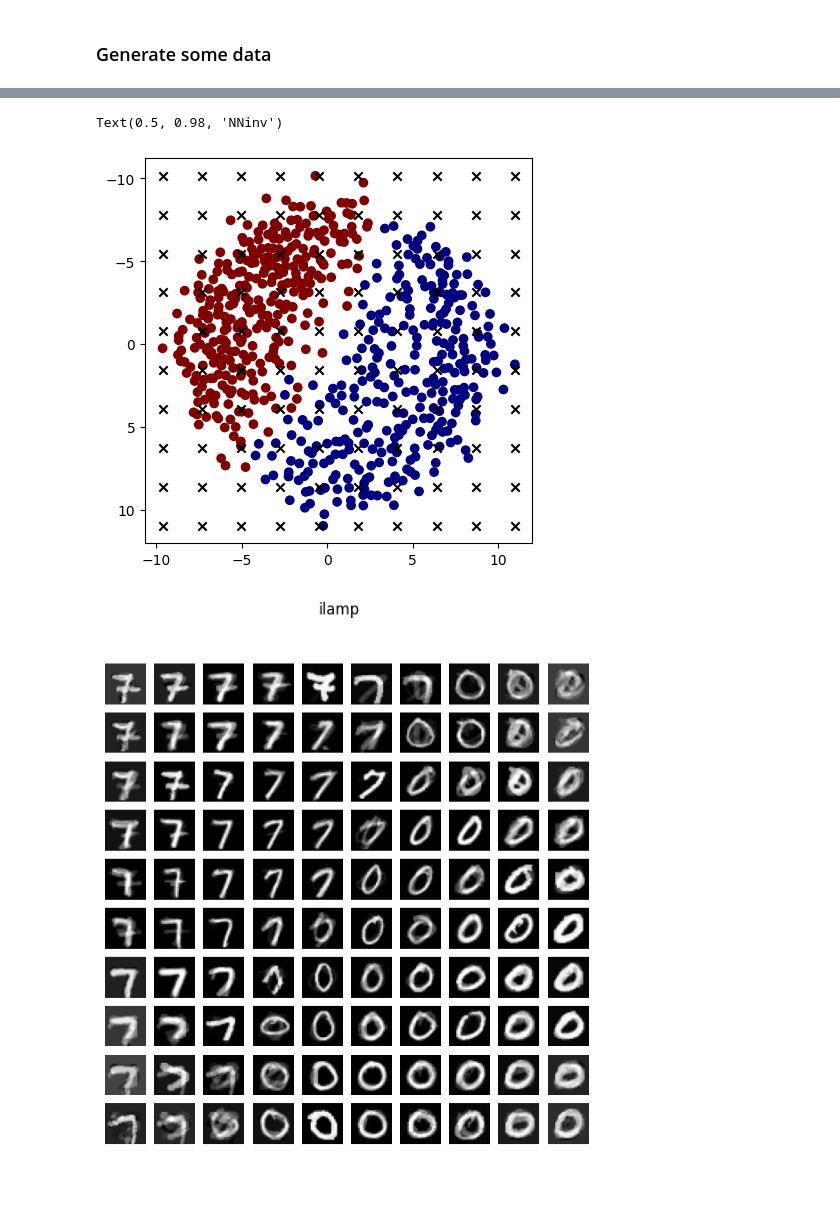
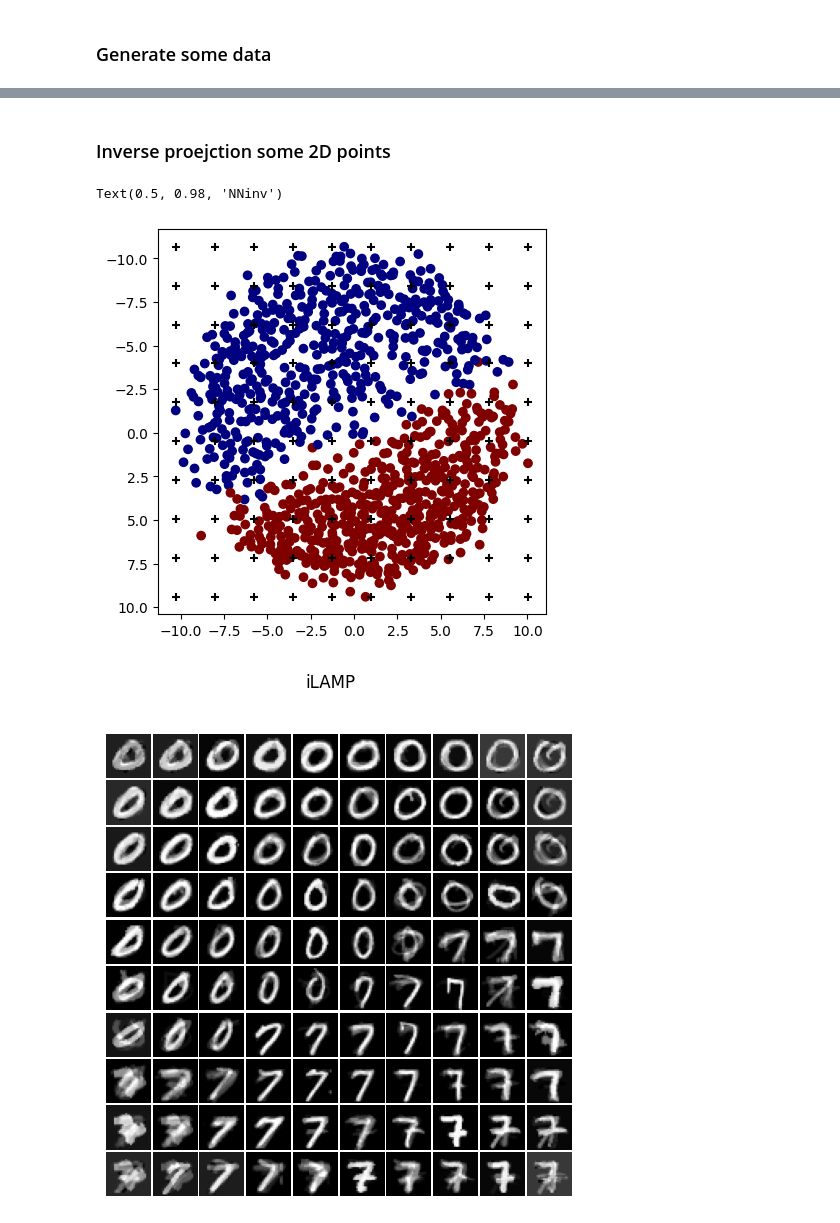
Before and after one commit to wuyuyu1024/InverseProjections, a Jupyter notebook: demo.ipynb, the cells around one changed output, grey strips where cells are left out. Saved outputs shown, nothing was run; the diff lists cells and outputs as text; code cells hidden in the pictures; blank space fills up the shorter version.

```diff
--- a/demo.ipynb
+++ b/demo.ipynb
@@ -31,7 +31,7 @@ X, y = fetch_openml('mnist_784', version=1, return_X_y=True)
 X = X.astype('float32')/255.0
 y = y.astype('int64')
 
-X, _, y, _ = train_test_split(X, y, train_size=3000, random_state=42)
+X, _, y, _ = train_test_split(X, y, train_size=5000, random_state=420)
 
 ## select only 0 and 7
 mask = (y == 0) | (y == 7)
@@ -79,3 +81,5 @@ Epoch 100/100, Loss: 0.03333726
+# %% [markdown]
+### Inverse proejction some 2D points
 # %%
 ## sample some points in the 2D space
 
@@ -96,27 +100,28 @@ samples_nninv = nninv.transform(samples)
 # %%
 ## plot the results
 fig, ax = plt.subplots(1, 1, figsize=(5,5))
-
 ax.scatter(X2d[:,0], X2d[:,1], c=y, cmap=plt.cm.jet)
-ax.scatter(samples[:,0], samples[:,1], c='black', marker='x')
+ax.scatter(samples[:,0], samples[:,1], c='black', marker='+')
 ax.invert_yaxis()
 
 ## results of ilamp
-fig1, axes = plt.subplots(10, 10, figsize=(7,7))
+fig1, axes = plt.subplots(10, 10, figsize=(6,6))
+fig1.subplots_adjust(hspace=0.05, wspace=0.05)
 for i in range(100):
     ax = axes[i//10, i%10]
     ax.imshow(samples_ilamp[i].reshape(28,28), cmap='gray')
     ax.axis('off')
-fig1.suptitle('ilamp')
+fig1.suptitle('iLAMP')
 
 ## results of NNinv
-fig2, axes = plt.subplots(10, 10, figsize=(7,7))
+fig2, axes = plt.subplots(10, 10, figsize=(6,6))
+fig2.subplots_adjust(hspace=0.05, wspace=0.05)
 for i in range(100):
     ax = axes[i//10, i%10]
     ax.imshow(samples_nninv[i].reshape(28,28), cmap='gray')
     ax.axis('off')
 fig2.suptitle('NNinv', )
 # %% [output]
 Text(0.5, 0.98, 'NNinv')
-[figure, old version]
+[figure, new version]
-[figure, old version]
+[figure, new version]
```
Also changed, not shown: parts of 5 cells of this notebook.
